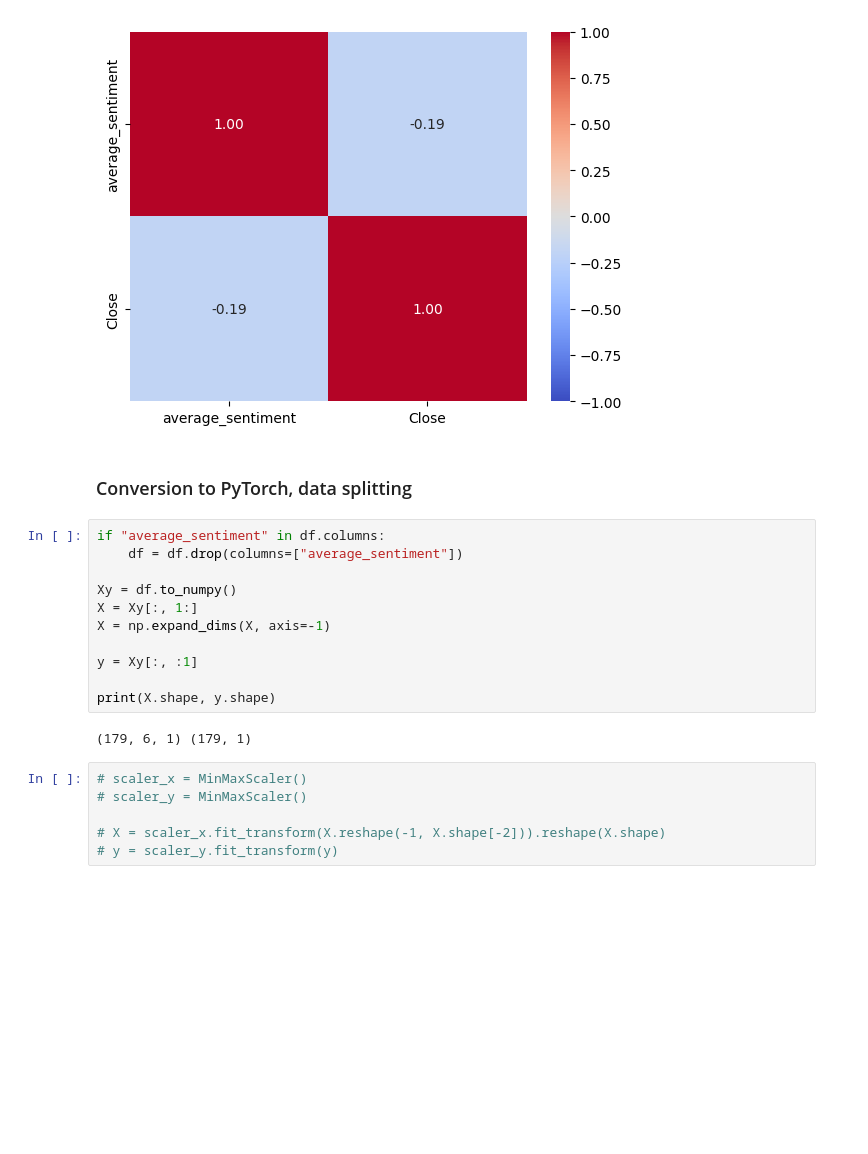
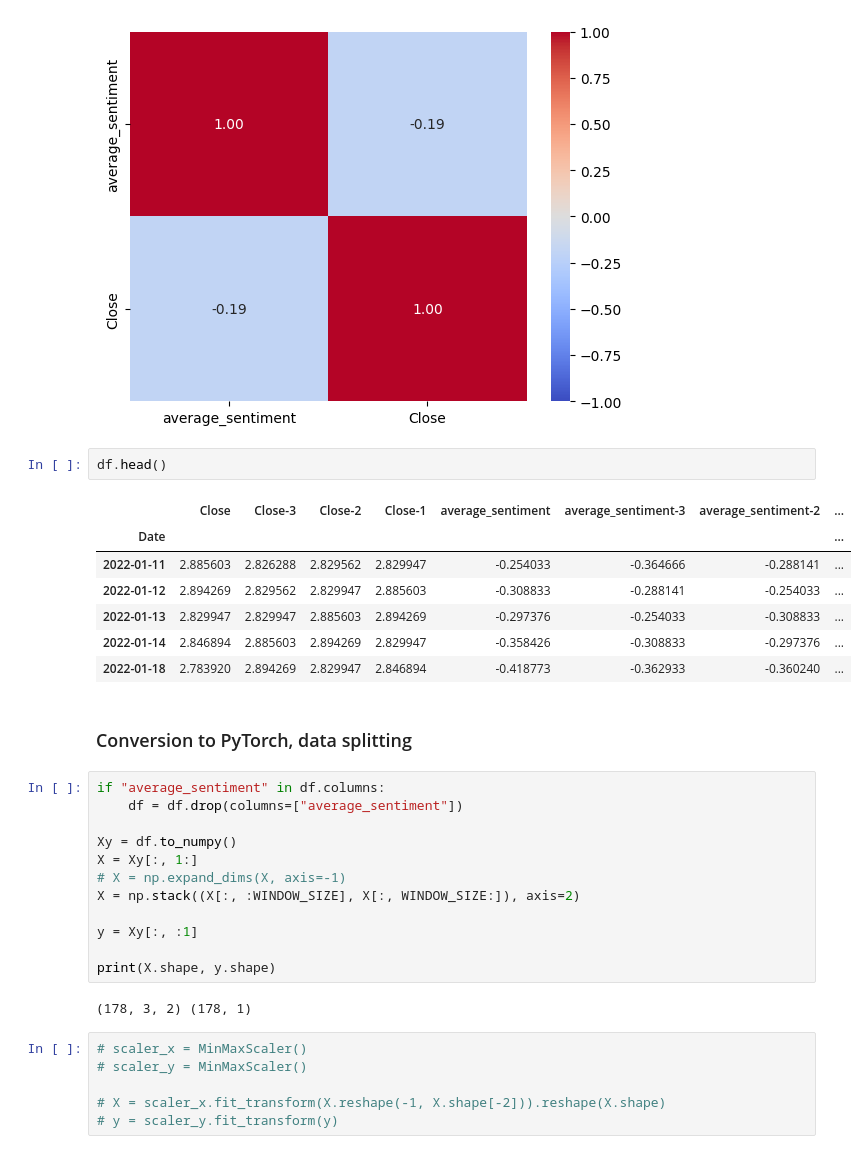
Before and after one commit to gregorkovac/lsentiment, a Jupyter notebook: notebooks/04_lstm_sentiment.ipynb, the cells around one changed output. Drawn from its saved outputs; the diff is of its cells as text; blank space fills up the shorter version.

```diff
--- a/notebooks/04_lstm_sentiment.ipynb
+++ b/notebooks/04_lstm_sentiment.ipynb
@@ -245,6 +243,16 @@ sns.heatmap(corr, annot=True, cmap='coolwarm', fmt='.2f', vmin=-1, vmax=1)
 plt.show()
 # %% [output]
 [figure]
+# %%
+df.head()
+# %% [output]
+|  | Close | Close-3 | Close-2 | Close-1 | average_sentiment | average_sentiment-3 | average_sentiment-2 | ... |
+| Date |  |  |  |  |  |  |  | ... |
+| 2022-01-11 | 2.885603 | 2.826288 | 2.829562 | 2.829947 | -0.254033 | -0.364666 | -0.288141 | ... |
+| 2022-01-12 | 2.894269 | 2.829562 | 2.829947 | 2.885603 | -0.308833 | -0.288141 | -0.254033 | ... |
+| 2022-01-13 | 2.829947 | 2.829947 | 2.885603 | 2.894269 | -0.297376 | -0.254033 | -0.308833 | ... |
+| 2022-01-14 | 2.846894 | 2.885603 | 2.894269 | 2.829947 | -0.358426 | -0.308833 | -0.297376 | ... |
+| 2022-01-18 | 2.783920 | 2.894269 | 2.829947 | 2.846894 | -0.418773 | -0.362933 | -0.360240 | ... |
 # %% [markdown]
 ### Conversion to PyTorch, data splitting
 # %%
@@ -253,13 +261,14 @@ if "average_sentiment" in df.columns:
 
 Xy = df.to_numpy()
 X = Xy[:, 1:]
-X = np.expand_dims(X, axis=-1)
+# X = np.expand_dims(X, axis=-1)
+X = np.stack((X[:, :WINDOW_SIZE], X[:, WINDOW_SIZE:]), axis=2)
 
 y = Xy[:, :1]
 
 print(X.shape, y.shape)
 # %% [output]
-(179, 6, 1) (179, 1)
+(178, 3, 2) (178, 1)
 # %%
 # scaler_x = MinMaxScaler()
 # scaler_y = MinMaxScaler()
```
Also changed, not shown: parts of 9 cells of this notebook.
